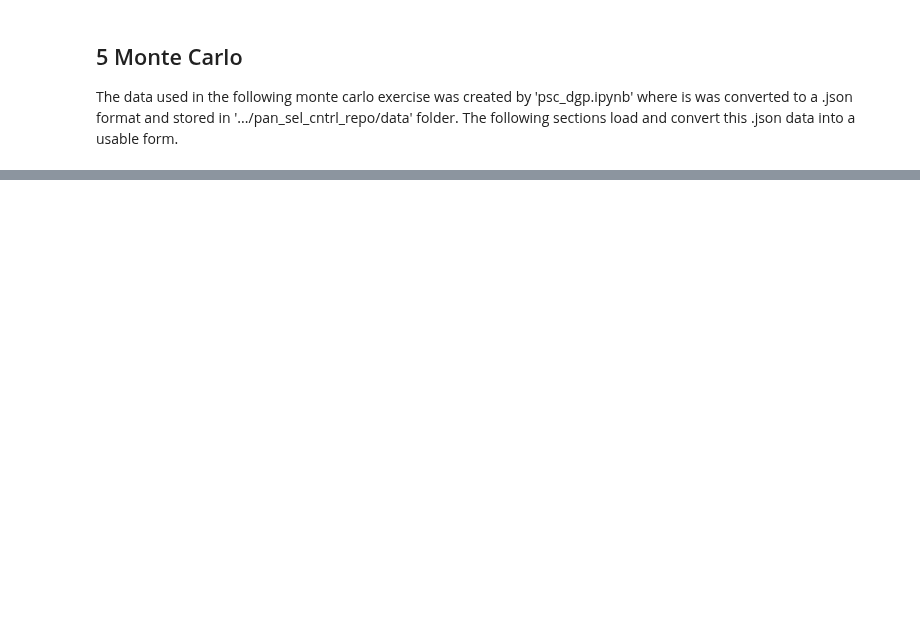
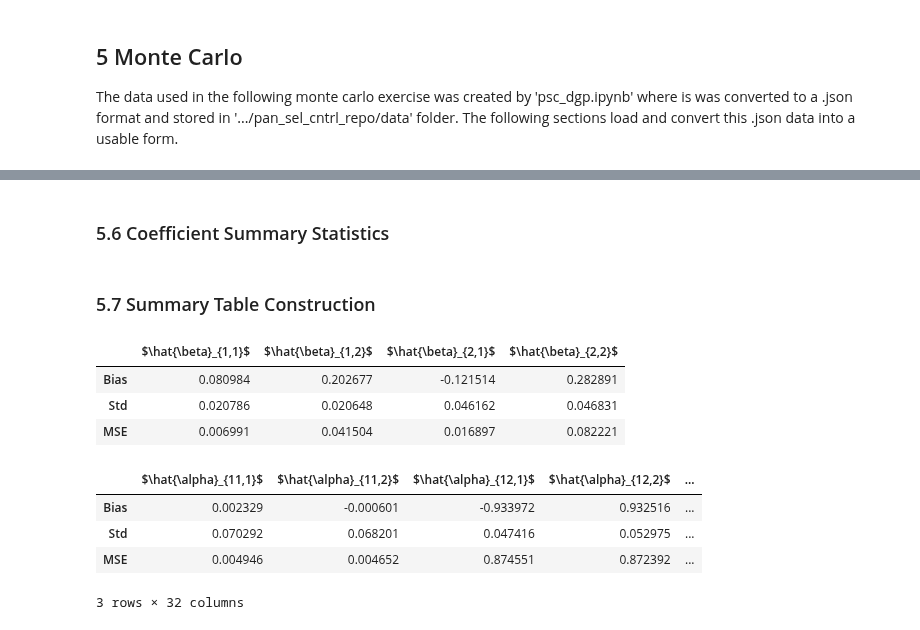
Before and after one commit to Existentialdredd/pan_sel_cntrl, a Jupyter notebook: psc_double.ipynb, the cells around one changed output, grey strips where cells are left out. Saved outputs shown, nothing was run; the diff lists cells and outputs as text; code cells hidden in the pictures; blank space fills up the shorter version.

```diff
--- a/psc_double.ipynb
+++ b/psc_double.ipynb
@@ -1709,14 +1791,16 @@ display(f) # display the bar
 # Initializing the estimated coefficient lists
 beta= []
 alpha = []
+kparts = []
 # Looping through each data set
 for k in range(1,pscdata[0][0]['nds']+1):
     data_err = pd.DataFrame(pscdata[k][0]['err_df'], columns = pscdata[0][1]['Derr_nms'])
     data_inst = pd.DataFrame(pscdata[k][0]['inst_df'], columns = pscdata[0][1]['Dins_nms'])
     data_pan = pd.DataFrame(pscdata[k][0]['prim_df'], columns = pscdata[0][1]['Dlng_nms'])
-    psc_results = psc_est(data_pan,data_inst,data_err,inpt)
+    psc_results = psc_dbl_est_all(data_pan,data_inst,data_err,inpt)
     beta.append(psc_results[0])
     alpha.append(psc_results[1])
+    kparts.append(psc_results[1])
     if k == 1:
         inc_out = psc_results[2]
     f.value += 1
@@ -1754,0 +1809,9 @@ len(inc_out[0])
+# %%
+sec_coeff_sums = [[np.sum([pscdata[0][1]['coeff'][k][j][i] for j in range(inpt['ncs'])])
+                               for i in range(inpt['n_end']+inpt['t_inst'])]
+                               for k in range(inpt['n_end'])]
+
+sec_coeff = [[np.sign(sec_coeff_sums[k][i]) for i in range(inpt['n_end']+inpt['t_inst'])]
+                                            for k in range(inpt['n_end'])]
+# %% [markdown]
+<h3> 5.6 Coefficient Summary Statistics </h3>
@@ -1754,0 +1854,41 @@ len(inc_out[0])
+# %% [markdown]
+<h3> 5.7 Summary Table Construction </h3>
+# %%
+beta_summary_columns = ([''.join(['$\\hat{\\beta}_{1,',str(i),'}$'])
+                            for i in range(1,pscdata[0][0]['n_end']+1)]
+                       + [''.join(['$\\hat{\\beta}_{2,',str(i),'}$'])
+                            for i in range(1,pscdata[0][0]['n_exo']+1)])
+
+tbl_rows = ['Bias','Std','MSE']
+
+beta_summary_tbl = [beta_means_bias_full,beta_means_std_full,beta_means_mse_full]
+
+alpha_summary_columns = [[''.join(['$\\hat{\\alpha}_{',str(k+1),'1,',str(i),'}$'])
+                             for i in range(1,pscdata[0][0]['n_exo']+1)]
+                          + [''.join(['$\\hat{\\alpha}_{', str(k+1),'2,',str(i+1),'}$'])
+                             for i in range(inpt['t_inst'])]
+                             for k in range(inpt['n_end'])]
+
+alpha_summary_tbls = [[alpha_means_bias_full[i],alpha_means_std_full[i],alpha_means_mse_full[i]]
+                             for i in range(inpt['n_end'])]
+
+# Dictionary or summary results for beta
+beta_results ={'beta_cntrd': beta_re, 'beta_sum_dat': beta_out,
+               'beta_sum_clmn': beta_col, 'beta_sum_row': beta_row }
+# Dictionary of summary results for alpha
+alpha_results = {'alpha_cntrd':alpha_re , 'alpha_sum_dat': alpha_out,
+                'alpha_sum_clmn': alpha_col, 'alpha_sum_row': alpha_row}
+
+
+display(pd.DataFrame(beta_summary_tbl,columns = beta_summary_columns, index = tbl_rows))
+display(pd.DataFrame(alpha_summary_tbls[0],columns = alpha_summary_columns[0], index = tbl_rows))
+# %% [output]
+|  | $\hat{\beta}_{1,1}$ | $\hat{\beta}_{1,2}$ | $\hat{\beta}_{2,1}$ | $\hat{\beta}_{2,2}$ |
+| Bias | 0.080984 | 0.202677 | -0.121514 | 0.282891 |
+| Std | 0.020786 | 0.020648 | 0.046162 | 0.046831 |
+| MSE | 0.006991 | 0.041504 | 0.016897 | 0.082221 |
+|  | $\hat{\alpha}_{11,1}$ | $\hat{\alpha}_{11,2}$ | $\hat{\alpha}_{12,1}$ | $\hat{\alpha}_{12,2}$ | ... |
+| Bias | 0.002329 | -0.000601 | -0.933972 | 0.932516 | ... |
+| Std | 0.070292 | 0.068201 | 0.047416 | 0.052975 | ... |
+| MSE | 0.004946 | 0.004652 | 0.874551 | 0.872392 | ... |
+3 rows × 32 columns
```
Also changed, not shown: parts of 39 cells of this notebook.
